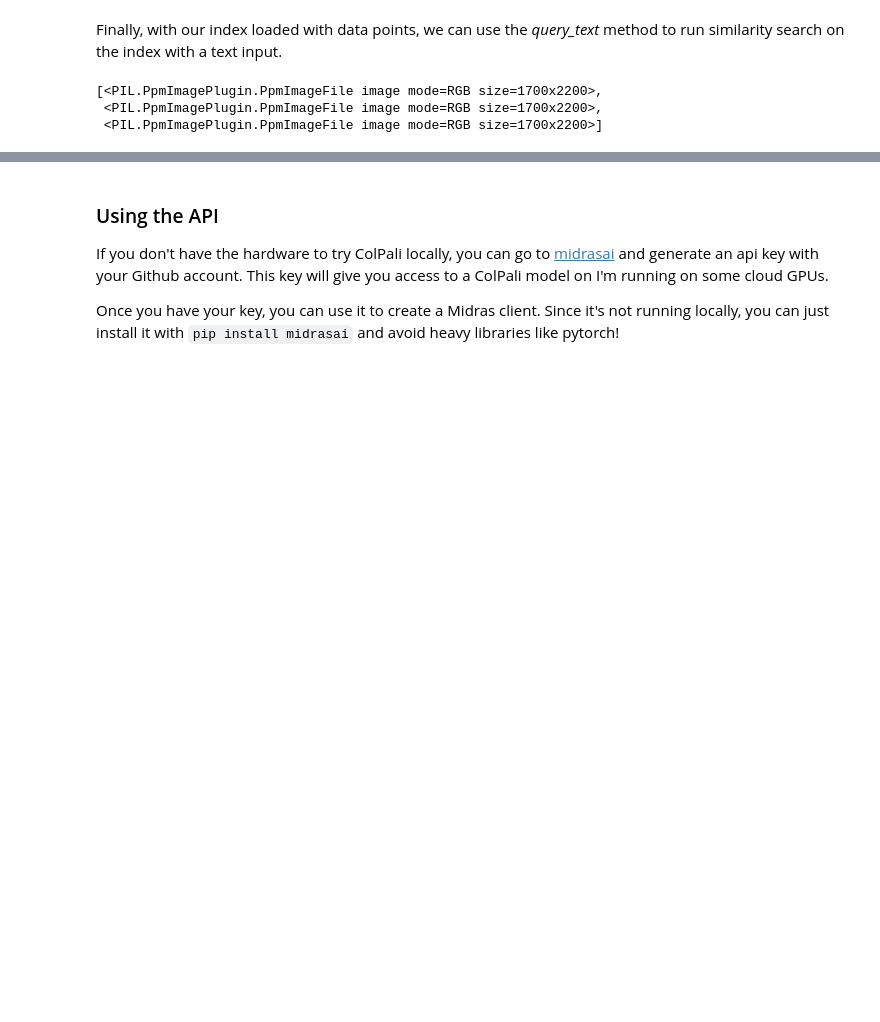
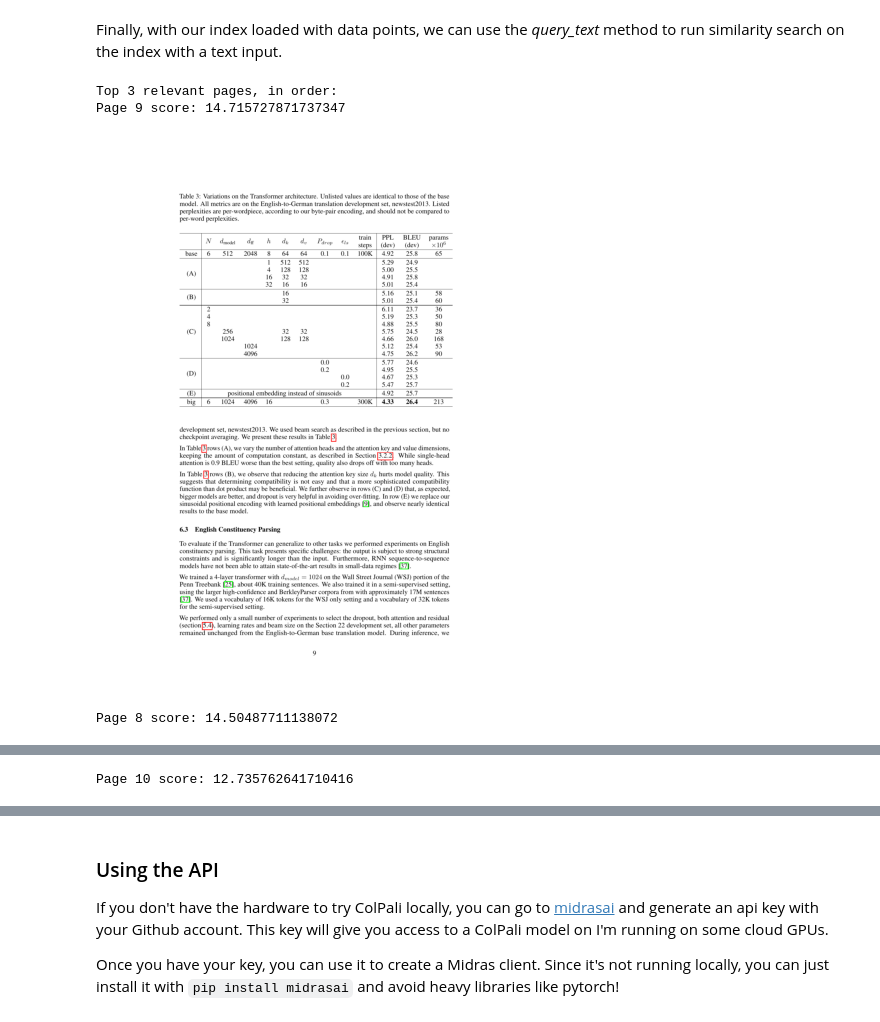
Before and after one commit to ajac-zero/midrasai, a Jupyter notebook: examples/vector_search/vector_search.ipynb, the cells around one changed output, grey strips where cells are left out. Drawn from its saved outputs; the diff is of its cells as text; code cells hidden in the pictures; blank space fills up the shorter version.

```diff
--- a/examples/vector_search/vector_search.ipynb
+++ b/examples/vector_search/vector_search.ipynb
@@ -153,30 +142,31 @@ Let's write a for loop that goes through every image, and calls the *add_point*
 for i in range(len(response.images)):
     midras.add_point(
         index=index_name,
-        id=id,
+        id=i,
         embedding=response.embeddings[i],
         data={
-            "page_number": id + 1,
+            "page_number": i + 1,
             "anything_else_we_want": "Huzzah!"
         }
     )
 # %% [markdown]
 Finally, with our index loaded with data points, we can use the *query_text* method to run similarity search on the index with a text input.
 # %%
-query = "Explain the architechture diagram proposed in this paper"
+query = "What is the BLEU score of transformers?"
 
 results = midras.query_text(index_name, text=query)
 
 print("Top 3 relevant pages, in order:")
 
 for result in results[:3]:
     print(f"Page {result.data['page_number']} score: {result.score}")
 
     plt.figure(figsize=(7,7))
     plt.imshow(response.images[result.id])
     plt.axis("off")
     plt.show()
 # %% [output]
-[<PIL.PpmImagePlugin.PpmImageFile image mode=RGB size=1700x2200>,
- <PIL.PpmImagePlugin.PpmImageFile image mode=RGB size=1700x2200>,
- <PIL.PpmImagePlugin.PpmImageFile image mode=RGB size=1700x2200>]
+Top 3 relevant pages, in order:
+Page 9 score: 14.715727871737347
+[figure, added]
+Page 8 score: 14.50487711138072
@@ -182,0 +174 @@ for result in results[:3]:
+Page 10 score: 12.735762641710416
```
Also changed, not shown: parts of 9 cells of this notebook, 1 other file.
